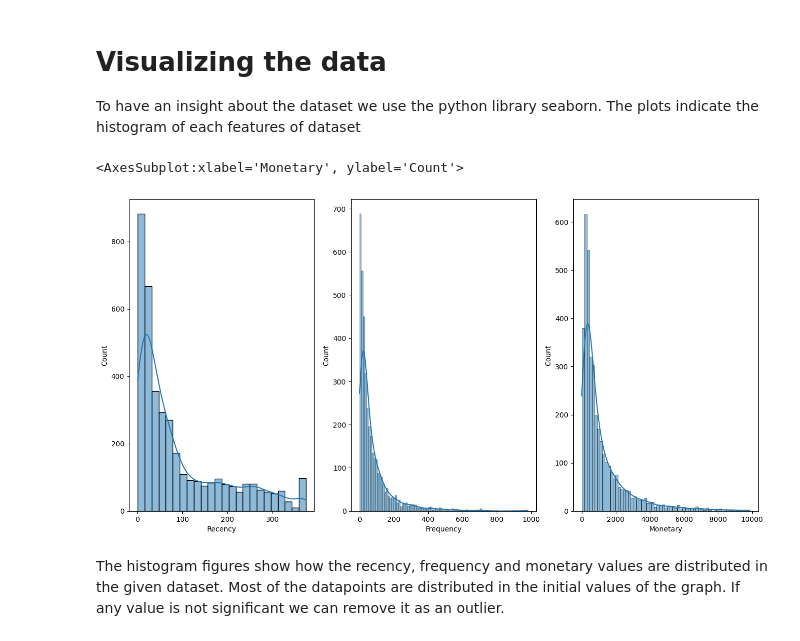
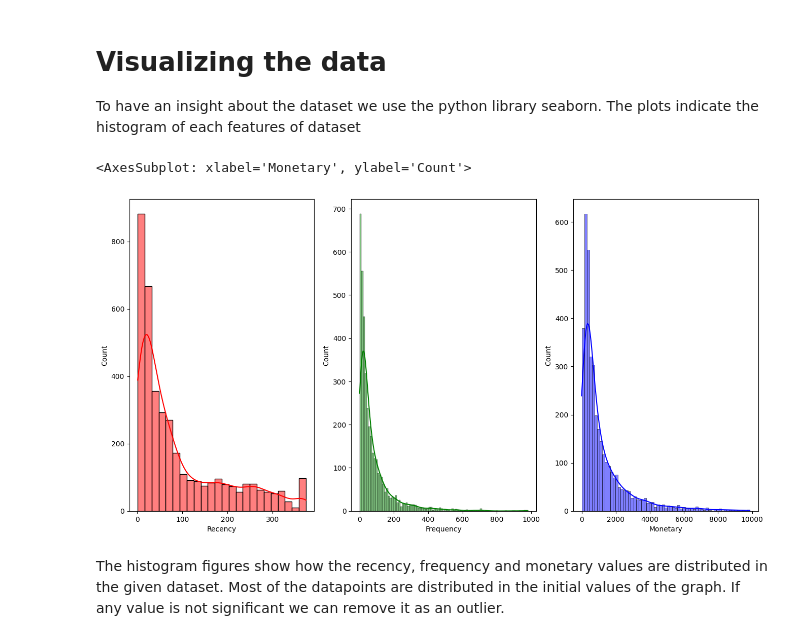
Before and after one commit to CloudThat-HPE/ComprehensiveTrainingOnMLandDL, a Jupyter notebook: Lab 6/Train and Evaluate Clustering Models.ipynb, the cells around one changed output. Cells and saved outputs as stored; diff of their text form; code cells hidden in the pictures.

```diff
--- a/Lab 6/Train and Evaluate Clustering Models.ipynb
+++ b/Lab 6/Train and Evaluate Clustering Models.ipynb
@@ -104,21 +104,21 @@ To have an insight about the dataset we use the python library seaborn. The plot
 # %%
 import seaborn as sns
 import matplotlib.pyplot as plt
 cust_df = cust2.toPandas()
 
 fig, ax = plt.subplots(1, 3, figsize=(16, 8))
 
 # Recency distribution plot
-sns.histplot(cust_df['Recency'], kde=True, ax=ax[0])
+sns.histplot(cust_df['Recency'], color ='red', kde=True, ax=ax[0])
 
 # Frequency distribution plot
-sns.histplot(cust_df.query('Frequency < 1000')['Frequency'], kde=True, ax=ax[1])
+sns.histplot(cust_df.query('Frequency < 1000')['Frequency'], color ='green', kde=True, ax=ax[1])
 
 # Monetary distribution plot
-sns.histplot(cust_df.query('Monetary < 10000')['Monetary'], kde=True, ax=ax[2])
+sns.histplot(cust_df.query('Monetary < 10000')['Monetary'], color ='blue', kde=True, ax=ax[2])
 # %% [output]
-<AxesSubplot:xlabel='Monetary', ylabel='Count'>
+<AxesSubplot: xlabel='Monetary', ylabel='Count'>
-[figure, old version]
+[figure, new version]
 # %% [markdown]
 The histogram figures show how the recency, frequency and monetary values are distributed in the given dataset. Most of the datapoints are distributed in the initial values of the graph. If any value is not significant we can remove it as an outlier.
 # %% [markdown]
```
Also changed, not shown: parts of 11 cells of this notebook, 12 other files.
